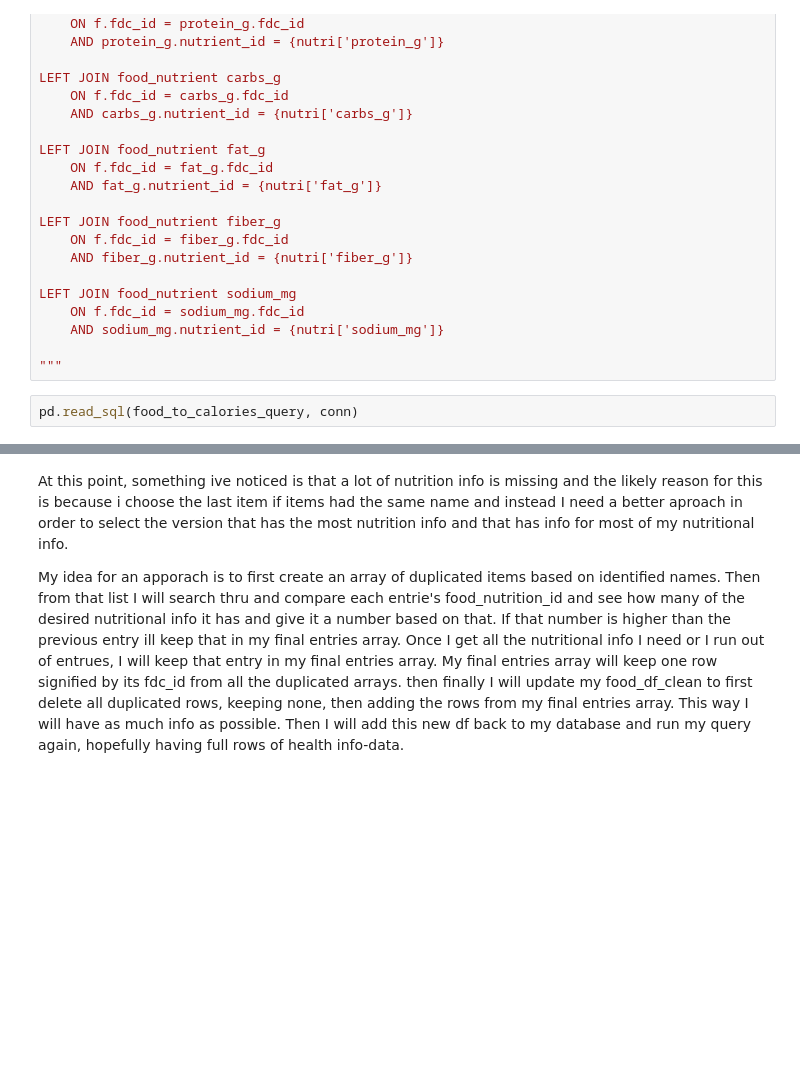
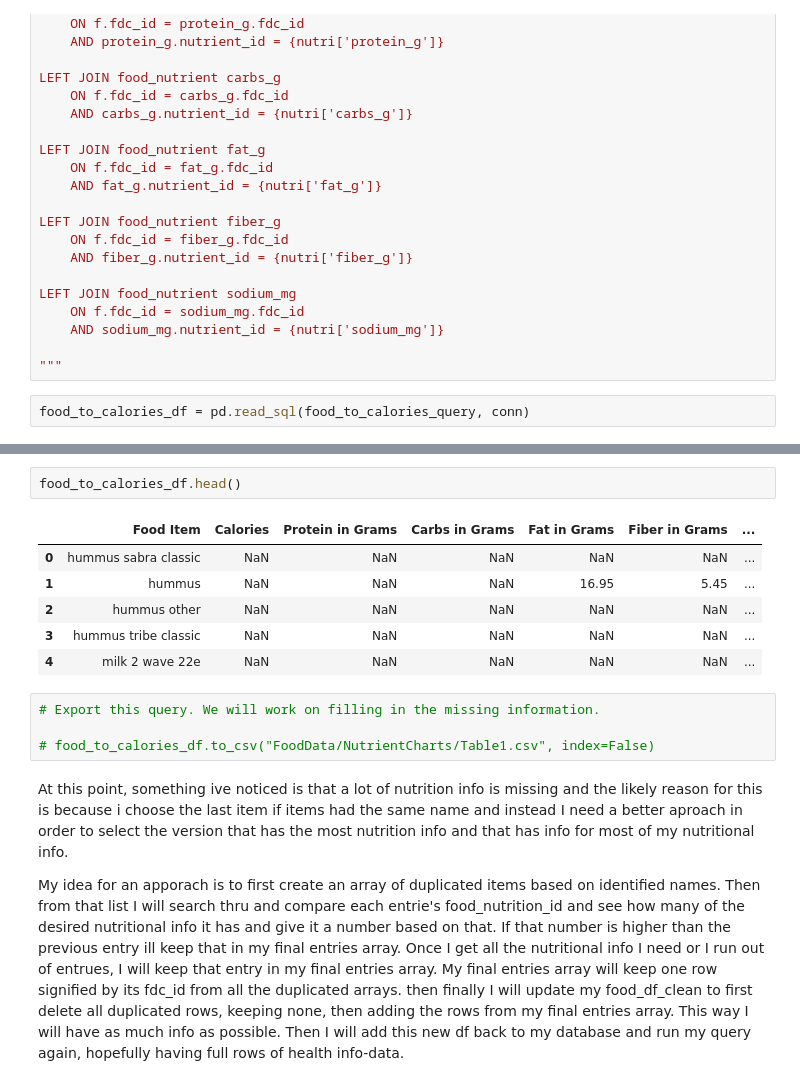
Before and after one commit to ruthy664/nutritional-recipe-tool, a Jupyter notebook: data/prepare_data_for_food_nutrients.ipynb, the cells around one changed output, grey strips where cells are left out. Drawn from its saved outputs; the diff is of its cells as text; blank space fills up the shorter version.

```diff
--- a/data/prepare_data_for_food_nutrients.ipynb
+++ b/data/prepare_data_for_food_nutrients.ipynb
@@ -550,4 +667,4 @@ LEFT JOIN food_nutrient sodium_mg
 
 """
 # %%
-pd.read_sql(food_to_calories_query, conn)
+food_to_calories_df = pd.read_sql(food_to_calories_query, conn)
@@ -568,3 +671,16 @@ pd.read_sql(food_to_calories_query, conn)
+# %%
+food_to_calories_df.head()
+# %% [output]
+|  | Food Item | Calories | Protein in Grams | Carbs in Grams | Fat in Grams | Fiber in Grams | ... |
+| 0 | hummus sabra classic | NaN | NaN | NaN | NaN | NaN | ... |
+| 1 | hummus | NaN | NaN | NaN | 16.95 | 5.45 | ... |
+| 2 | hummus other | NaN | NaN | NaN | NaN | NaN | ... |
+| 3 | hummus tribe classic | NaN | NaN | NaN | NaN | NaN | ... |
+| 4 | milk 2 wave 22e | NaN | NaN | NaN | NaN | NaN | ... |
+# %%
+# Export this query. We will work on filling in the missing information.
+
+# food_to_calories_df.to_csv("FoodData/NutrientCharts/Table1.csv", index=False)
 # %% [markdown]
 At this point, something ive noticed is that a lot of nutrition info is missing and the likely reason for this is because i choose the last item if items had the same name and instead I need a better aproach in order to select the version that has the most nutrition info and that has info for most of my nutritional info.
 
```
Also changed, not shown: parts of 49 cells of this notebook, 4 other files.
